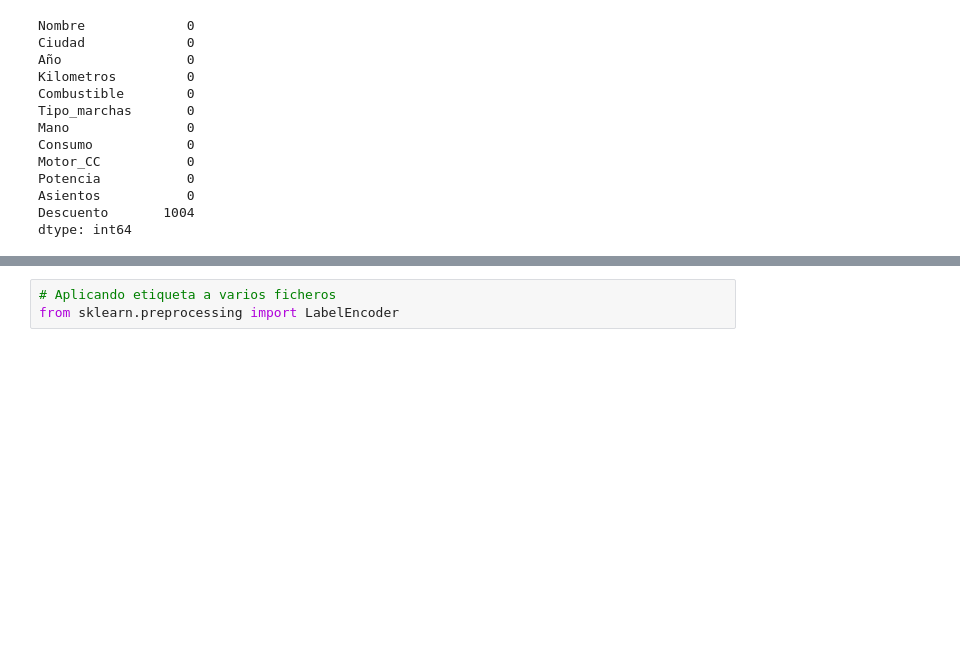
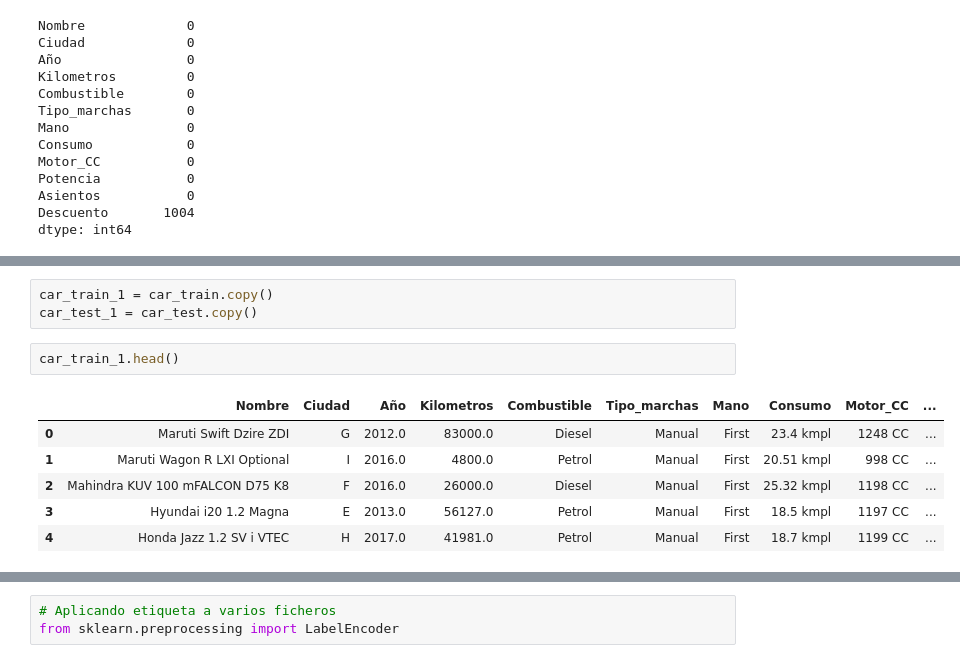
Before and after one commit to daviduster/used-car-price-prediction, a Jupyter notebook: notebooks/vanilla.ipynb, the cells around one changed output, grey strips where cells are left out. Saved outputs shown, nothing was run; the diff lists cells and outputs as text; blank space fills up the shorter version.

```diff
--- a/notebooks/vanilla.ipynb
+++ b/notebooks/vanilla.ipynb
@@ -174,0 +238,12 @@ There is 0 duplicated values in data frame
+# %%
+car_train_1 = car_train.copy()
+car_test_1 = car_test.copy()
+# %%
+car_train_1.head()
+# %% [output]
+|  | Nombre | Ciudad | Año | Kilometros | Combustible | Tipo_marchas | Mano | Consumo | Motor_CC | ... |
+| 0 | Maruti Swift Dzire ZDI | G | 2012.0 | 83000.0 | Diesel | Manual | First | 23.4 kmpl | 1248 CC | ... |
+| 1 | Maruti Wagon R LXI Optional | I | 2016.0 | 4800.0 | Petrol | Manual | First | 20.51 kmpl | 998 CC | ... |
+| 2 | Mahindra KUV 100 mFALCON D75 K8 | F | 2016.0 | 26000.0 | Diesel | Manual | First | 25.32 kmpl | 1198 CC | ... |
+| 3 | Hyundai i20 1.2 Magna | E | 2013.0 | 56127.0 | Petrol | Manual | First | 18.5 kmpl | 1197 CC | ... |
+| 4 | Honda Jazz 1.2 SV i VTEC | H | 2017.0 | 41981.0 | Petrol | Manual | First | 18.7 kmpl | 1199 CC | ... |
```
Also changed, not shown: parts of 33 cells of this notebook.
